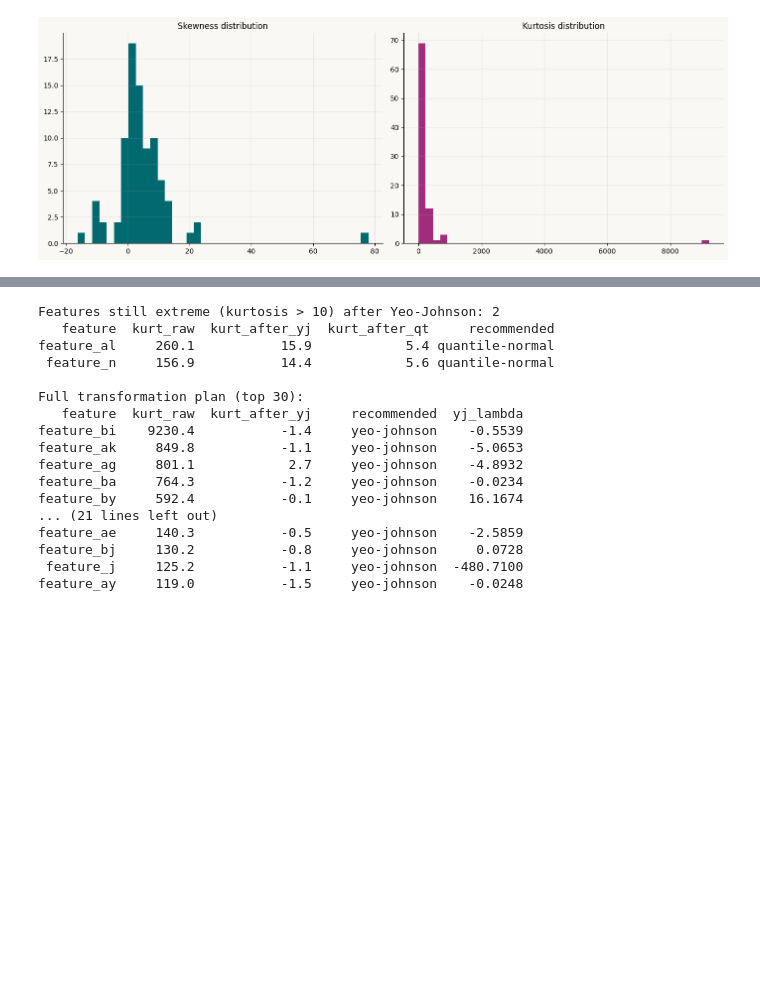
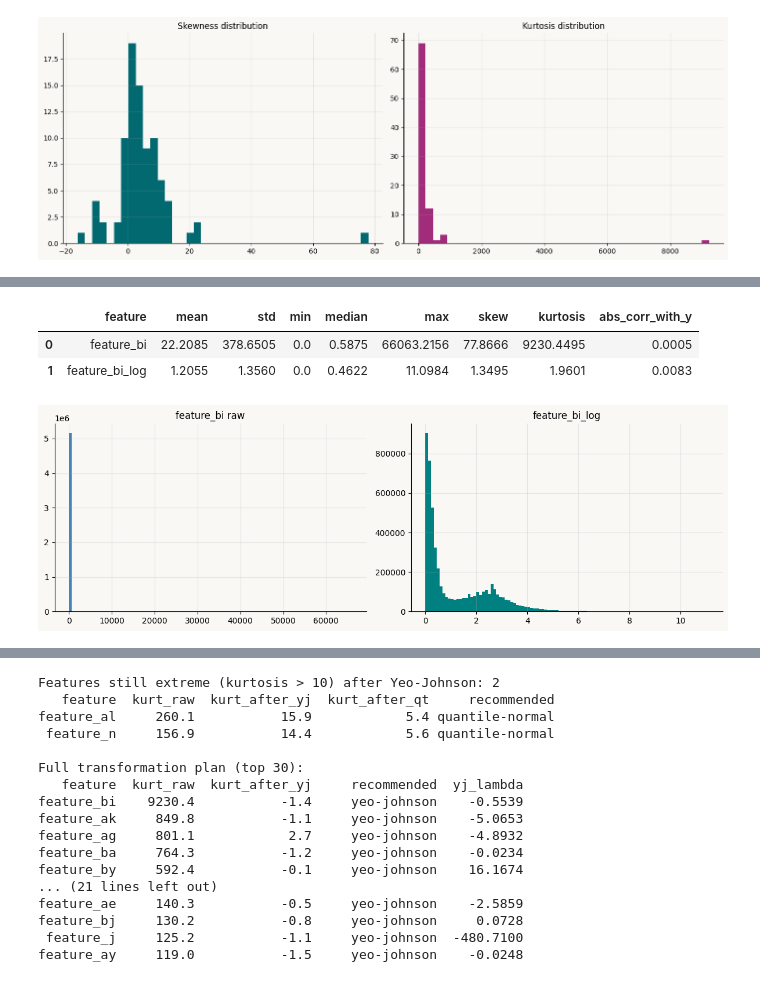
Before and after one commit to MartaTeo/Practical_DL, a Jupyter notebook: merged.ipynb, the cells around one changed output, grey strips where cells are left out. Cells and saved outputs as stored; diff of their text form; code cells hidden in the pictures; blank space fills up the shorter version.

```diff
--- a/merged.ipynb
+++ b/merged.ipynb
@@ -642,3 +705,42 @@ feature_q   10.198706   179.447281
+# %%
+cols_to_check = ["feature_bi", "feature_bi_log"]
+
+rows = []
+for c in cols_to_check:
+    s = df[c].dropna()
+    tmp = df[[c, "y_target"]].dropna()
+
+    rows.append({
+        "feature": c,
+        "mean": s.mean(),
+        "std": s.std(),
+        "min": s.min(),
+        "median": s.median(),
+        "max": s.max(),
+        "skew": s.skew(),
+        "kurtosis": s.kurtosis(),
+        "abs_corr_with_y": abs(tmp[c].corr(tmp["y_target"])),
+    })
+
+compare_bi = pd.DataFrame(rows)
+display(compare_bi.round(4))
+# %% [output]
+|  | feature | mean | std | min | median | max | skew | kurtosis | abs_corr_with_y |
+| 0 | feature_bi | 22.2085 | 378.6505 | 0.0 | 0.5875 | 66063.2156 | 77.8666 | 9230.4495 | 0.0005 |
+| 1 | feature_bi_log | 1.2055 | 1.3560 | 0.0 | 0.4622 | 11.0984 | 1.3495 | 1.9601 | 0.0083 |
+# %%
+fig, axes = plt.subplots(1, 2, figsize=(12, 4))
+
+axes[0].hist(df["feature_bi"].dropna(), bins=100, color="steelblue")
+axes[0].set_title("feature_bi raw")
+
+axes[1].hist(df["feature_bi_log"].dropna(), bins=100, color="teal")
+axes[1].set_title("feature_bi_log")
+
+plt.tight_layout()
+plt.show()
+# %% [output]
+[figure, added]
 # %%
 top8        = skew_kurt.nlargest(8, "kurtosis").index.tolist()
 WINSOR_LO   = 0.01
```
Also changed, not shown: parts of 24 cells of this notebook.
